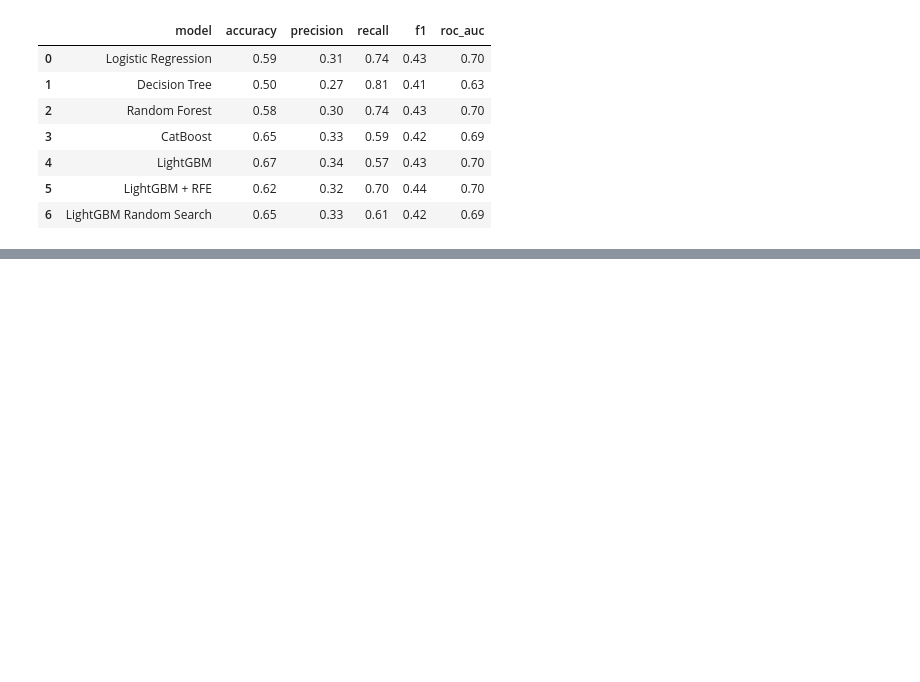
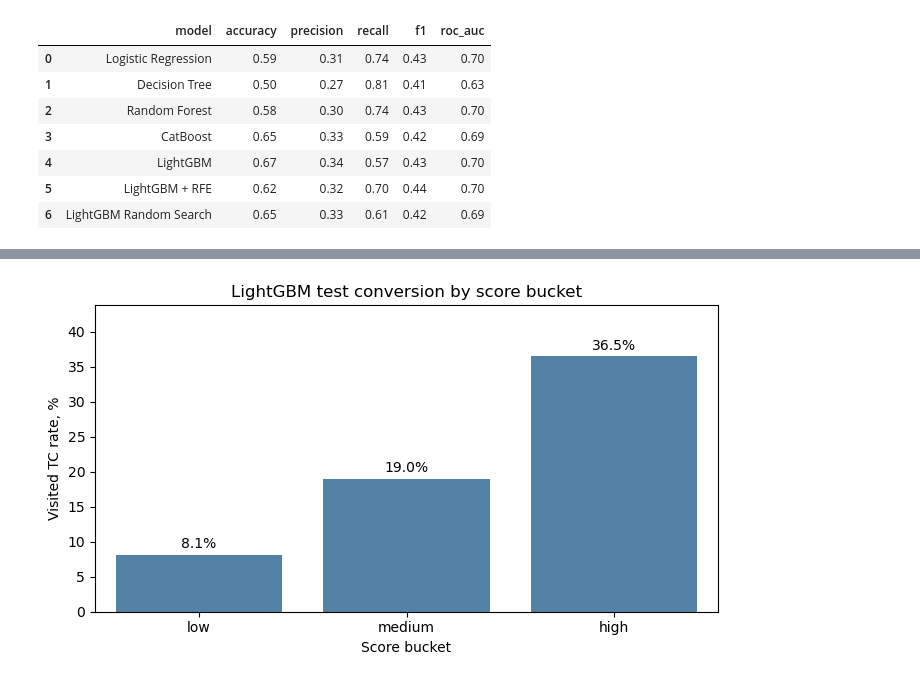
Before and after one commit to AlinaYakubova/Thesis_DTM_Trial_Class_Prediction, a Jupyter notebook: Main_script_diploma.ipynb, the cells around one changed output, grey strips where cells are left out. Saved outputs shown, nothing was run; the diff lists cells and outputs as text; code cells hidden in the pictures; blank space fills up the shorter version.

```diff
--- a/Main_script_diploma.ipynb
+++ b/Main_script_diploma.ipynb
@@ -2781,0 +3461,27 @@ display(metrics_df.round(2))
+# %%
+fig, ax = plt.subplots(figsize=(7, 4))
+sns.barplot(
+    data=lgbm_bucket_conversion,
+    x="score_bucket",
+    y="conversion_rate_pct",
+    color="steelblue",
+    ax=ax,
+)
+
+for patch, value in zip(ax.patches, lgbm_bucket_conversion["conversion_rate_pct"]):
+    ax.text(
+        patch.get_x() + patch.get_width() / 2,
+        patch.get_height() + 0.5,
+        f"{value:.1f}%",
+        ha="center",
+        va="bottom",
+    )
+
+ax.set_title("LightGBM test conversion by score bucket")
+ax.set_xlabel("Score bucket")
+ax.set_ylabel("Visited TC rate, %")
+ax.set_ylim(0, lgbm_bucket_conversion["conversion_rate_pct"].max() * 1.2)
+plt.tight_layout()
+plt.show()
+# %% [output]
+[figure, added]
```
Also changed, not shown: parts of 15 cells of this notebook.
